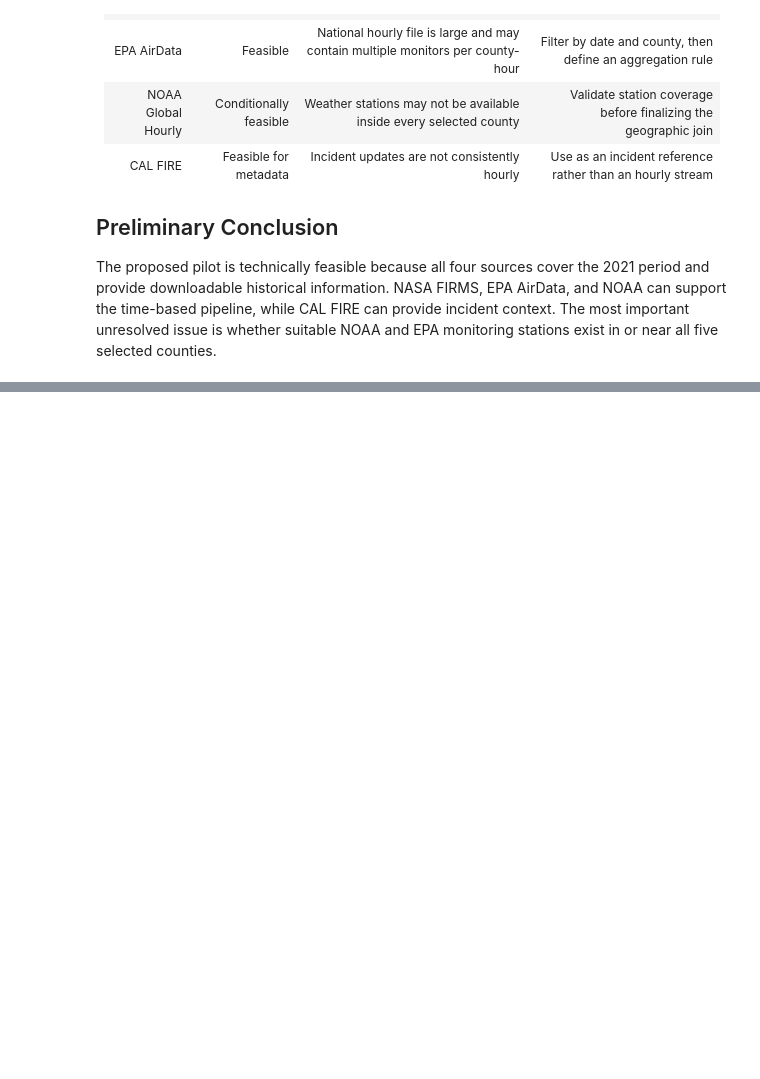
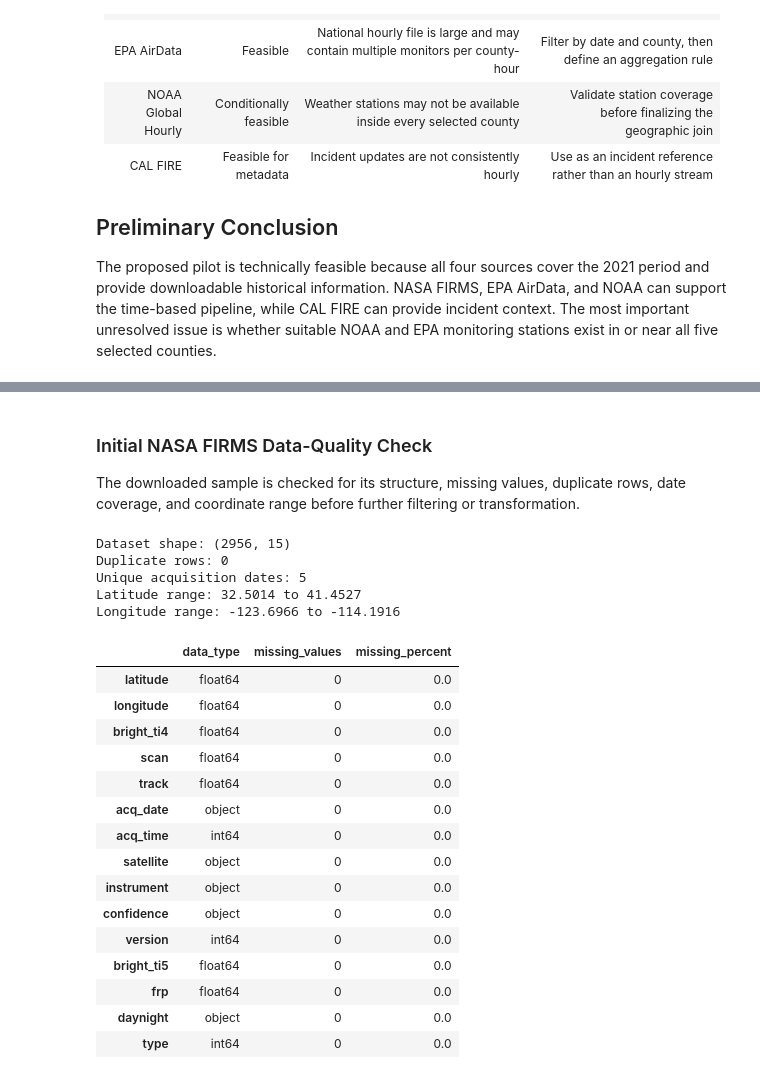
Before and after one commit to varunavy/smokewatch-replay, a Jupyter notebook: notebooks/00_data_feasibility.ipynb, the cells around one changed output, grey strips where cells are left out. Drawn from its saved outputs; the diff is of its cells as text; code cells hidden in the pictures; blank space fills up the shorter version.

```diff
--- a/notebooks/00_data_feasibility.ipynb
+++ b/notebooks/00_data_feasibility.ipynb
@@ -90,0 +197,51 @@ The proposed pilot is technically feasible because all four sources cover the 20
+# %% [markdown]
+### Initial NASA FIRMS Data-Quality Check
+
+The downloaded sample is checked for its structure, missing values, duplicate rows, date coverage, and coordinate range before further filtering or transformation.
+# %%
+quality_summary = pd.DataFrame({
+    "data_type": firms_sample.dtypes.astype(str),
+    "missing_values": firms_sample.isna().sum(),
+    "missing_percent": (
+        firms_sample.isna().mean() * 100
+    ).round(2)
+})
+
+print(f"Dataset shape: {firms_sample.shape}")
+print(f"Duplicate rows: {firms_sample.duplicated().sum()}")
+print(
+    f"Unique acquisition dates: "
+    f"{firms_sample['acq_date'].nunique()}"
+)
+print(
+    f"Latitude range: {firms_sample['latitude'].min():.4f} "
+    f"to {firms_sample['latitude'].max():.4f}"
+)
+print(
+    f"Longitude range: {firms_sample['longitude'].min():.4f} "
+    f"to {firms_sample['longitude'].max():.4f}"
+)
+
+display(quality_summary)
+# %% [output]
+Dataset shape: (2956, 15)
+Duplicate rows: 0
+Unique acquisition dates: 5
+Latitude range: 32.5014 to 41.4527
+Longitude range: -123.6966 to -114.1916
+|  | data_type | missing_values | missing_percent |
+| latitude | float64 | 0 | 0.0 |
+| longitude | float64 | 0 | 0.0 |
+| bright_ti4 | float64 | 0 | 0.0 |
+| scan | float64 | 0 | 0.0 |
+| track | float64 | 0 | 0.0 |
+| acq_date | object | 0 | 0.0 |
+| acq_time | int64 | 0 | 0.0 |
+| satellite | object | 0 | 0.0 |
+| instrument | object | 0 | 0.0 |
+| confidence | object | 0 | 0.0 |
+| version | int64 | 0 | 0.0 |
+| bright_ti5 | float64 | 0 | 0.0 |
+| frp | float64 | 0 | 0.0 |
+| daynight | object | 0 | 0.0 |
+| type | int64 | 0 | 0.0 |
```
Also changed, not shown: parts of 26 cells of this notebook.
